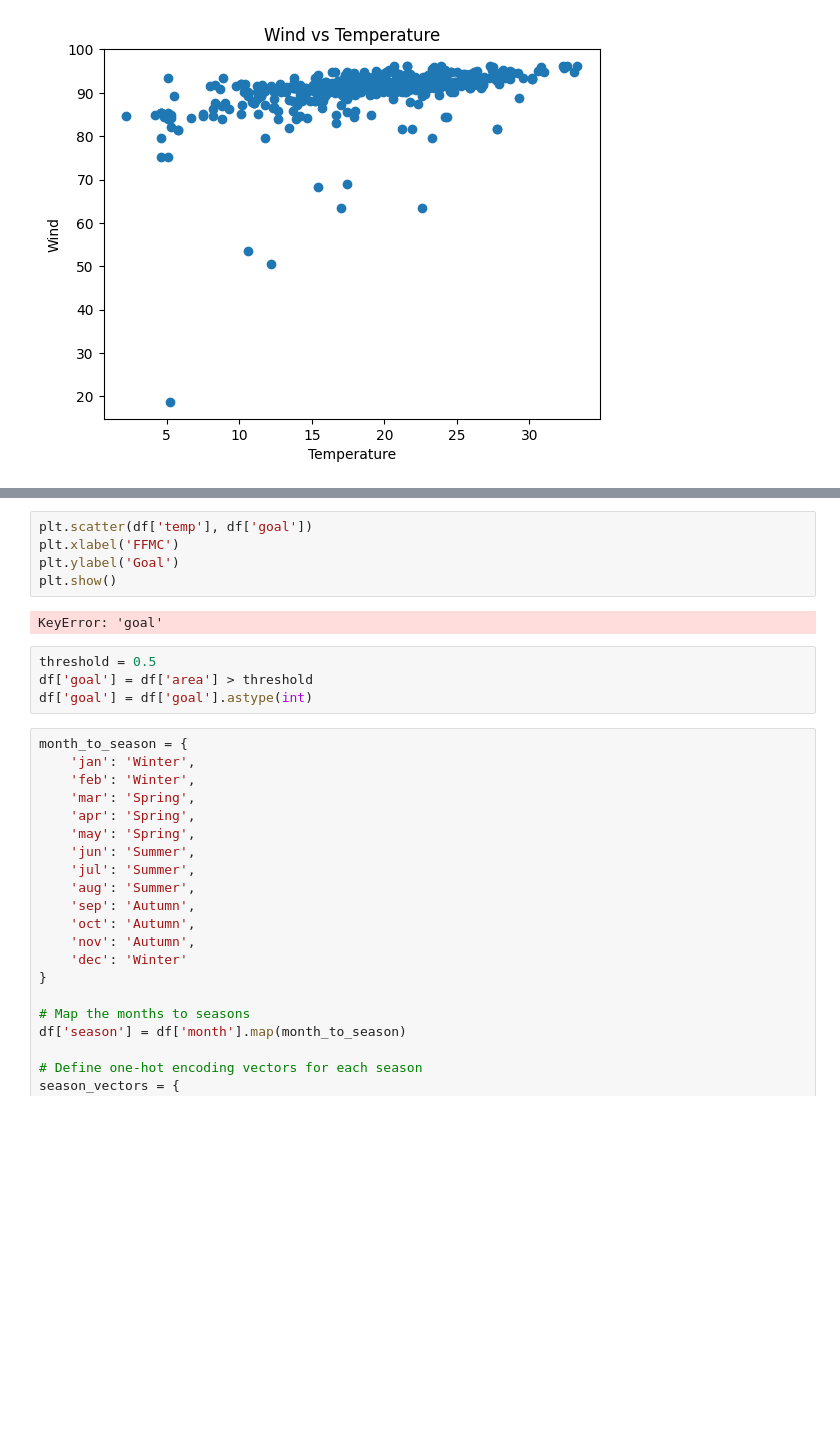
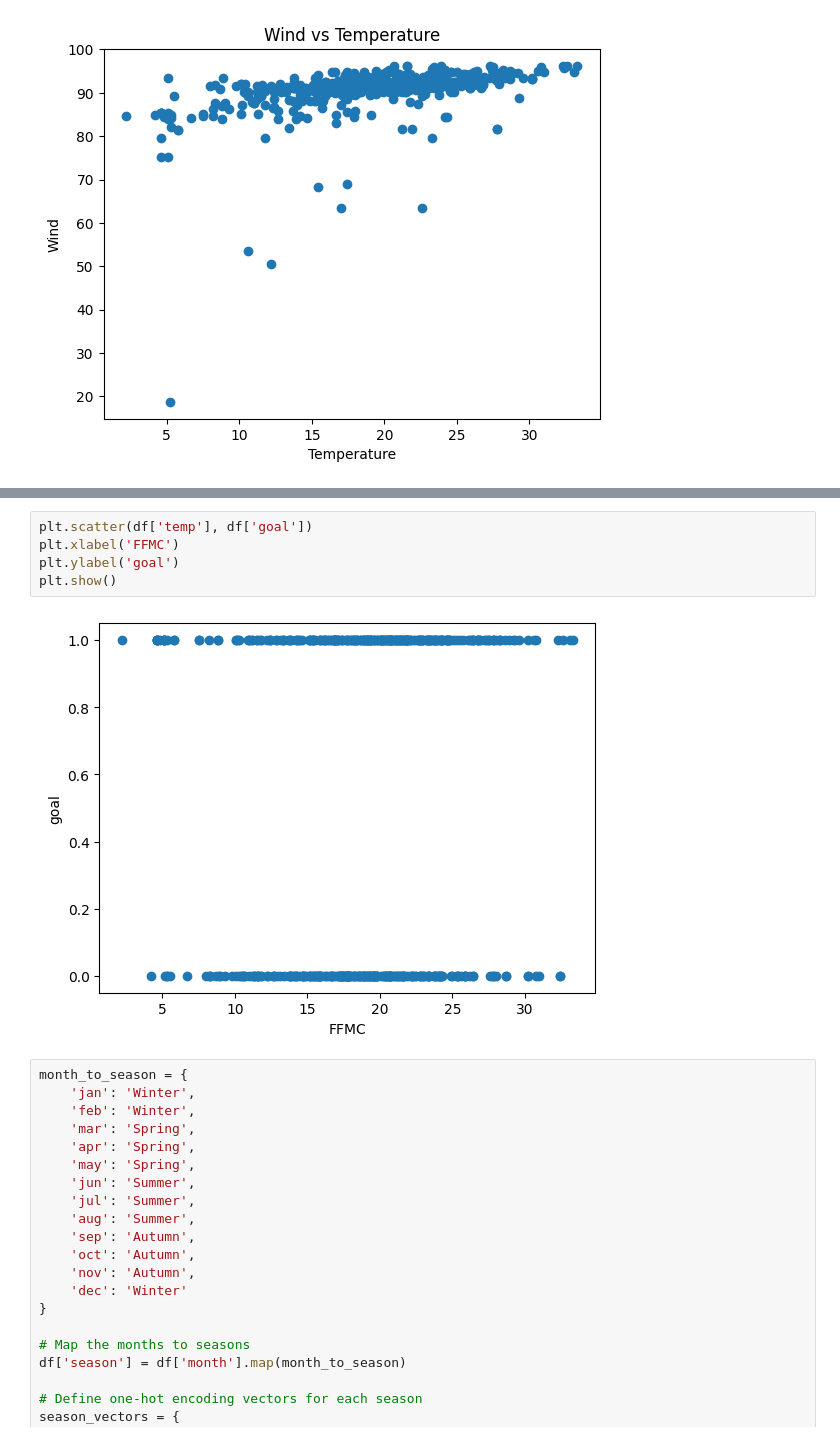
Before and after one commit to Matthewtershi/tamuhack24, a Jupyter notebook: tester.ipynb, the cells around one changed output, grey strips where cells are left out. Cells and saved outputs as stored; diff of their text form; blank space fills up the shorter version.

```diff
--- a/tester.ipynb
+++ b/tester.ipynb
@@ -58,14 +75,10 @@ plt.show()
 # %%
 plt.scatter(df['temp'], df['goal'])
 plt.xlabel('FFMC')
-plt.ylabel('Goal')
+plt.ylabel('goal')
 plt.show()
 # %% [output]
-KeyError: 'goal'
+[figure, added]
-# %%
-threshold = 0.5
-df['goal'] = df['area'] > threshold
-df['goal'] = df['goal'].astype(int)
 # %%
 month_to_season = {
     'jan': 'Winter',
```
Also changed, not shown: parts of 16 cells of this notebook.
